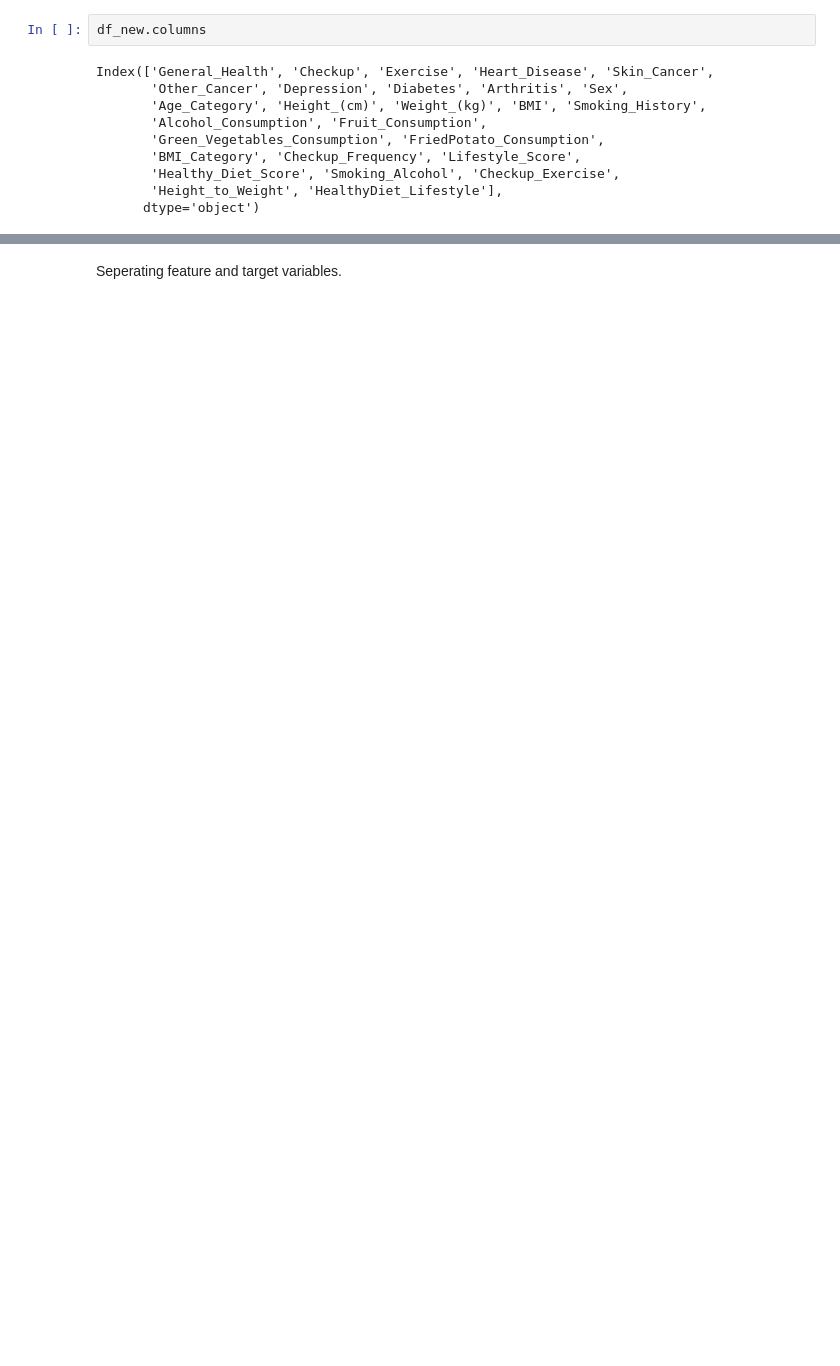
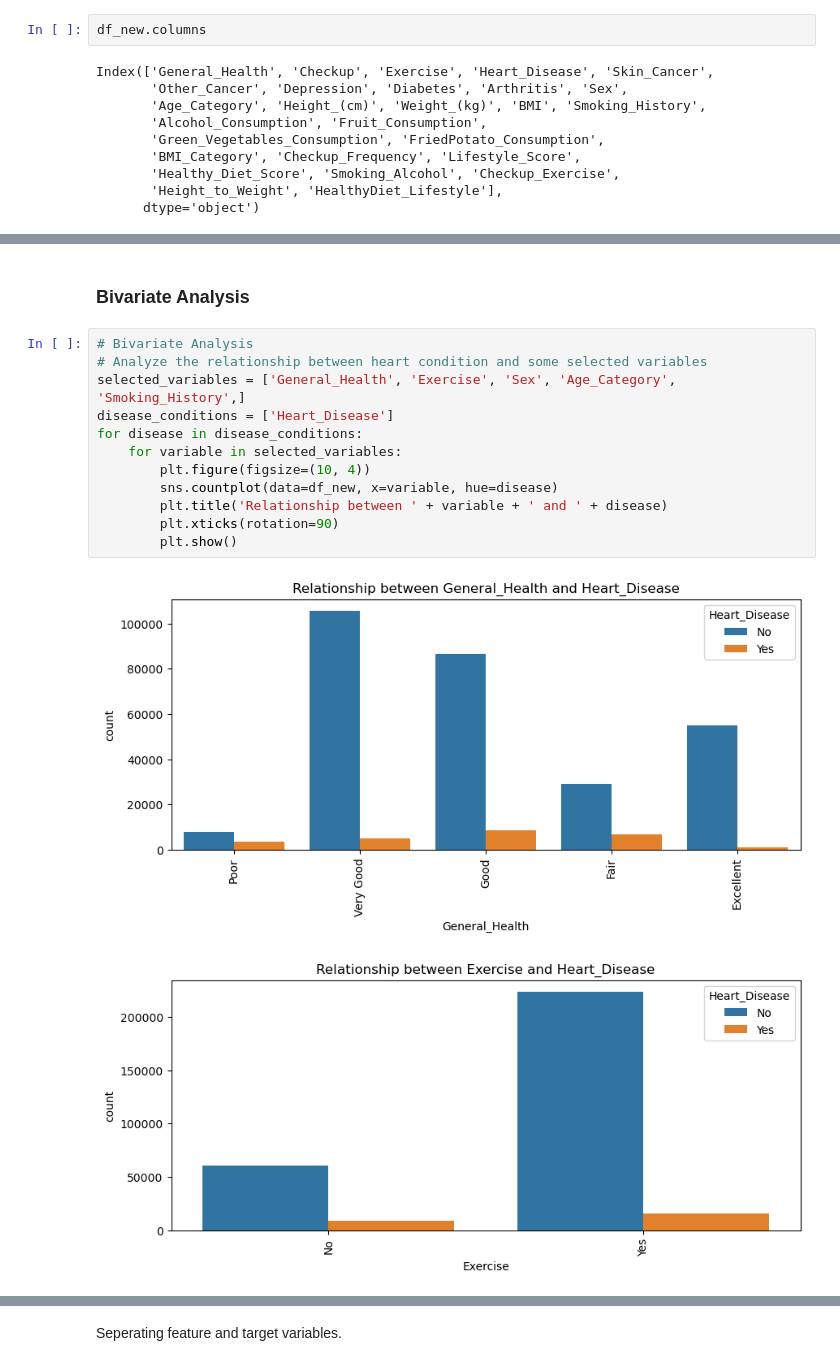
Before and after one commit to valarythairu/dsc-phase-3-project, a Jupyter notebook: Phase 3.ipynb, the cells around one changed output, grey strips where cells are left out. Drawn from its saved outputs; the diff is of its cells as text; blank space fills up the shorter version.

```diff
--- a/Phase 3.ipynb
+++ b/Phase 3.ipynb
@@ -700,0 +430,17 @@ Seeing if there is class imbalance in the dataset
+# %% [markdown]
+### Bivariate Analysis
+# %%
+# Bivariate Analysis
+# Analyze the relationship between heart condition and some selected variables
+selected_variables = ['General_Health', 'Exercise', 'Sex', 'Age_Category', 'Smoking_History',]
+disease_conditions = ['Heart_Disease']
+for disease in disease_conditions:
+    for variable in selected_variables:
+        plt.figure(figsize=(10, 4))
+        sns.countplot(data=df_new, x=variable, hue=disease)
+        plt.title('Relationship between ' + variable + ' and ' + disease)
+        plt.xticks(rotation=90)
+        plt.show()
+# %% [output]
+[figure, added]
+[figure, added]
```
Also changed, not shown: parts of 180 cells of this notebook, 1 other file.
